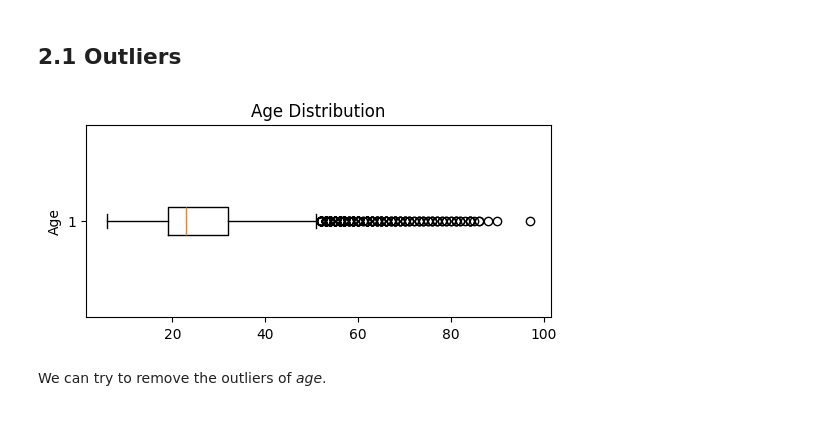
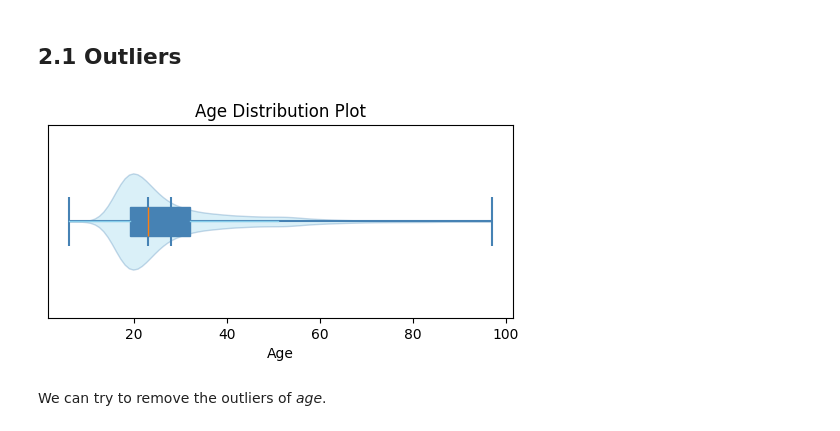
Before and after one commit to d4darius/DSL-AgeDetection, a Jupyter notebook: DSL-AgeDetection.ipynb, the cells around one changed output. Drawn from its saved outputs; the diff is of its cells as text; code cells hidden in the pictures.

```diff
--- a/DSL-AgeDetection.ipynb
+++ b/DSL-AgeDetection.ipynb
@@ -112,14 +112,21 @@ df.describe()
 | max | 2932.000000 | 22050.0 | 97.000000 | 2724.892800 | 3999.792500 | 202.040700 | 0.096153 | 0.265167 | 0.129114 | ... |
 # %% [markdown]
 ## 2.1 Outliers
-# %%
-plt.figure(figsize=(6, 2.5))
-plt.boxplot(df['age'], vert = False)
-plt.title(f'Age Distribution')
-plt.ylabel(f'Age')
-plt.show()
-# %% [output]
-[figure, removed]
+# %%
+plt.figure(figsize=(6, 2.5))
+plt.violinplot(df['age'], vert=False, showmeans=True, showextrema=True, showmedians=True)
+for violin in plt.gca().collections:
+    violin.set_facecolor("skyblue")
+    violin.set_edgecolor("steelblue")
+plt.boxplot(df['age'], vert=False, showmeans=False, showcaps=False, showfliers=False, patch_artist=True,
+            boxprops=dict(facecolor="steelblue", color='steelblue'), whiskerprops=dict(color='skyblue'),
+            capprops=dict(color='skyblue'), flierprops=dict(markerfacecolor='orange', marker='o', markersize=5))
+plt.title(f'Age Distribution Plot')
+plt.xlabel(f'Age')
+plt.yticks([])
+plt.show()
+# %% [output]
+[figure, added]
 # %% [markdown]
 We can try to remove the outliers of *age*.
 # %%
```
Also changed, not shown: parts of 24 cells of this notebook, 3 other files.
